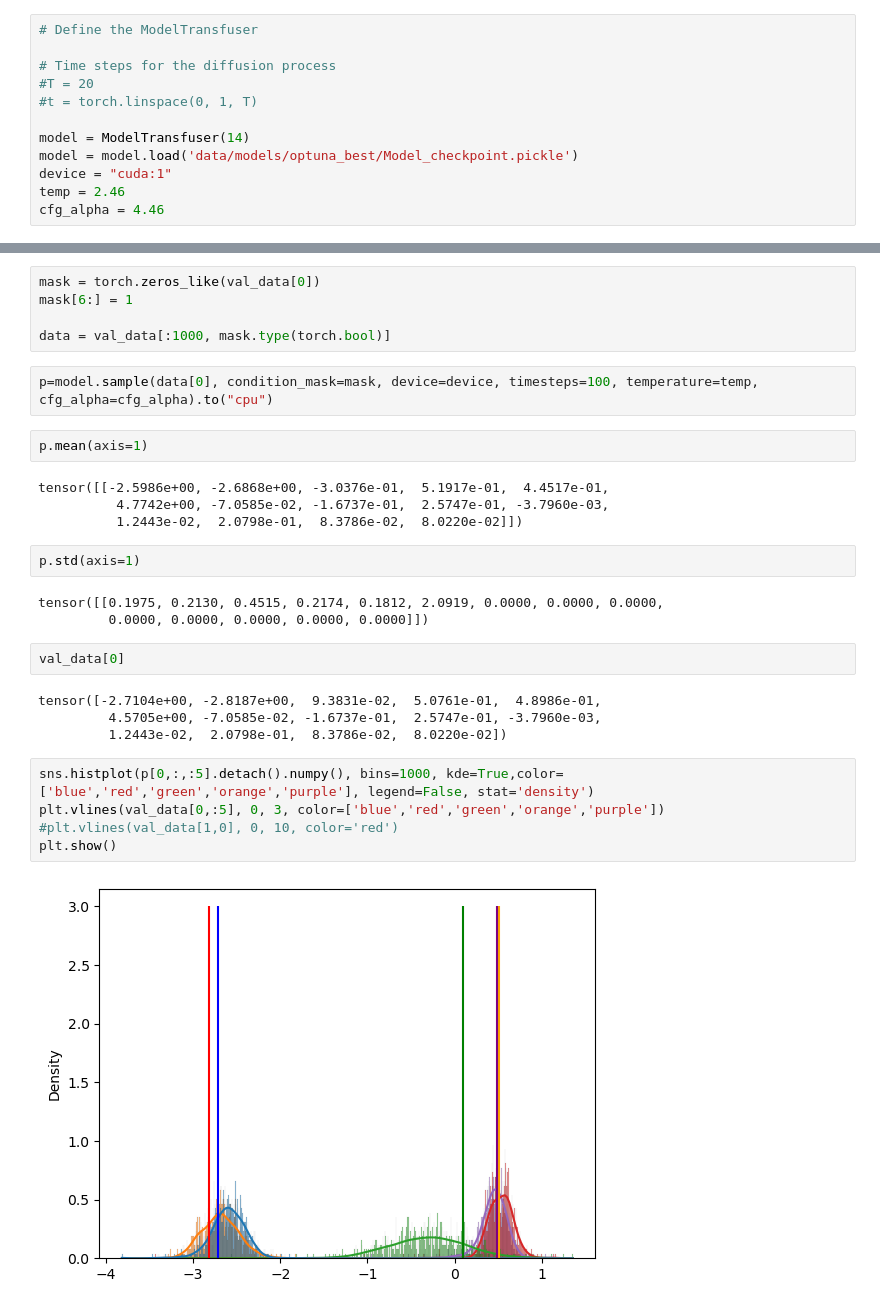
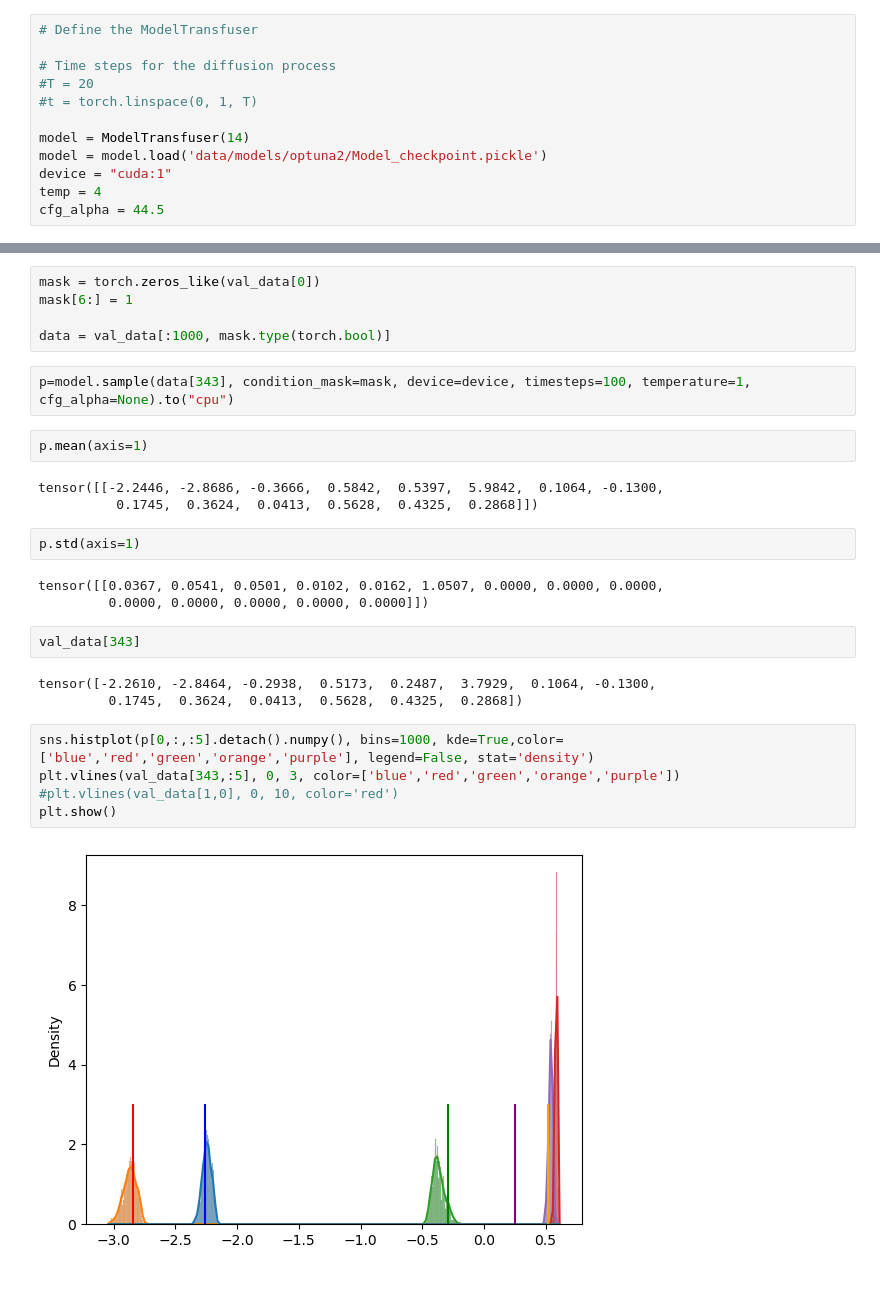
Before and after one commit to bGuenes/sbi_model_comparison, a Jupyter notebook: test.ipynb, the cells around one changed output, grey strips where cells are left out. Drawn from its saved outputs; the diff is of its cells as text.

```diff
--- a/test.ipynb
+++ b/test.ipynb
@@ -93,10 +93,10 @@ val_data = torch.cat((val_x, val_y), 1)
 #t = torch.linspace(0, 1, T)
 
 model = ModelTransfuser(14)
-model = model.load('data/models/optuna_best/Model_checkpoint.pickle')
+model = model.load('data/models/optuna2/Model_checkpoint.pickle')
 device = "cuda:1"
-temp = 2.46
-cfg_alpha = 4.46
+temp = 4
+cfg_alpha = 44.5
 # %% [markdown]
 ## Forward Diffusion
 # %%
@@ -138,29 +138,27 @@ mask[6:] = 1
 
 data = val_data[:1000, mask.type(torch.bool)]
 # %%
-p=model.sample(data[0], condition_mask=mask, device=device, timesteps=100, temperature=temp, cfg_alpha=cfg_alpha).to("cpu")
+p=model.sample(data[343], condition_mask=mask, device=device, timesteps=100, temperature=1, cfg_alpha=None).to("cpu")
 # %%
 p.mean(axis=1)
 # %% [output]
-tensor([[-2.5986e+00, -2.6868e+00, -3.0376e-01,  5.1917e-01,  4.4517e-01,
-          4.7742e+00, -7.0585e-02, -1.6737e-01,  2.5747e-01, -3.7960e-03,
-          1.2443e-02,  2.0798e-01,  8.3786e-02,  8.0220e-02]])
+tensor([[-2.2446, -2.8686, -0.3666,  0.5842,  0.5397,  5.9842,  0.1064, -0.1300,
+          0.1745,  0.3624,  0.0413,  0.5628,  0.4325,  0.2868]])
 # %%
 p.std(axis=1)
 # %% [output]
-tensor([[0.1975, 0.2130, 0.4515, 0.2174, 0.1812, 2.0919, 0.0000, 0.0000, 0.0000,
+tensor([[0.0367, 0.0541, 0.0501, 0.0102, 0.0162, 1.0507, 0.0000, 0.0000, 0.0000,
          0.0000, 0.0000, 0.0000, 0.0000, 0.0000]])
 # %%
-val_data[0]
+val_data[343]
 # %% [output]
-tensor([-2.7104e+00, -2.8187e+00,  9.3831e-02,  5.0761e-01,  4.8986e-01,
-         4.5705e+00, -7.0585e-02, -1.6737e-01,  2.5747e-01, -3.7960e-03,
-         1.2443e-02,  2.0798e-01,  8.3786e-02,  8.0220e-02])
+tensor([-2.2610, -2.8464, -0.2938,  0.5173,  0.2487,  3.7929,  0.1064, -0.1300,
+         0.1745,  0.3624,  0.0413,  0.5628,  0.4325,  0.2868])
 # %%
 sns.histplot(p[0,:,:5].detach().numpy(), bins=1000, kde=True,color=['blue','red','green','orange','purple'], legend=False, stat='density')
-plt.vlines(val_data[0,:5], 0, 3, color=['blue','red','green','orange','purple'])
+plt.vlines(val_data[343,:5], 0, 3, color=['blue','red','green','orange','purple'])
 #plt.vlines(val_data[1,0], 0, 10, color='red')
 plt.show()
 # %% [output]
-[figure, old version]
+[figure, new version]
 # %%
```
Also changed, not shown: parts of 22 cells of this notebook, 13 other files.
